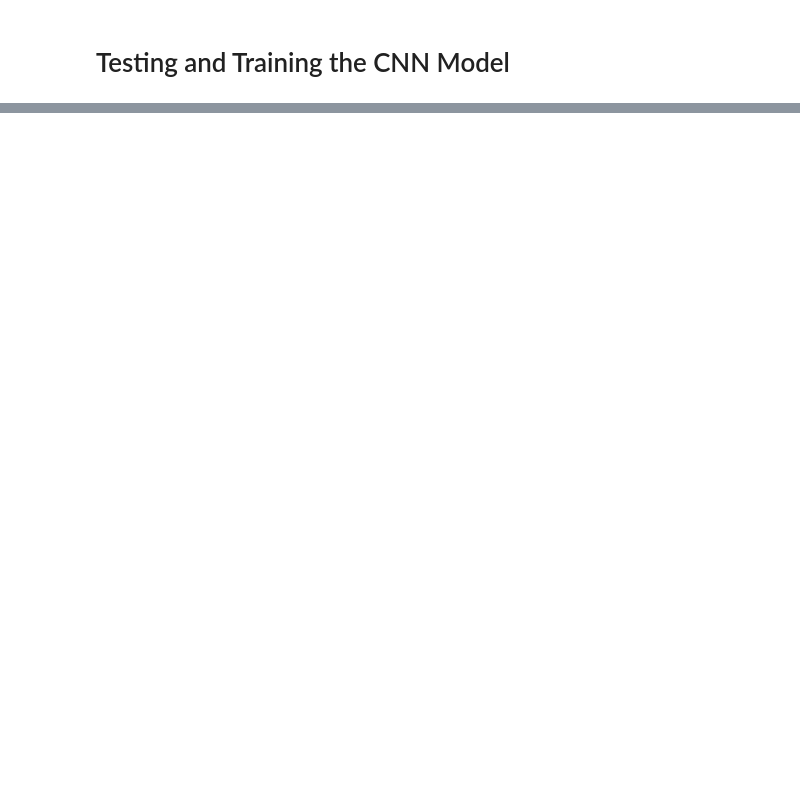
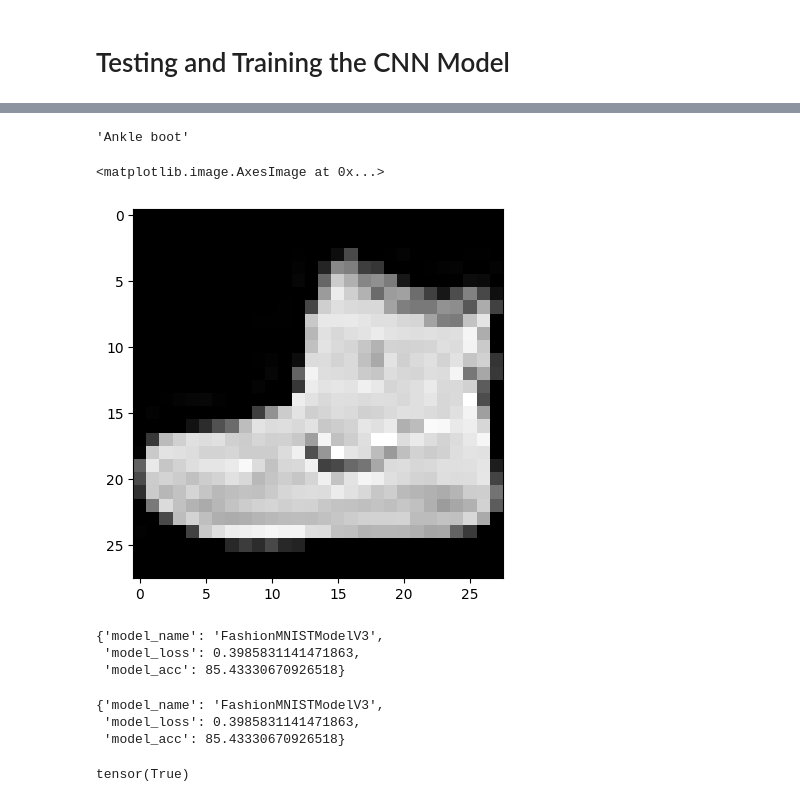
Before and after one commit to julianl11/projektarbeit_1, a Jupyter notebook: 03_computer_vision_torch.ipynb, the cells around one changed output, grey strips where cells are left out. Cells and saved outputs as stored; diff of their text form; code cells hidden in the pictures; blank space fills up the shorter version.

```diff
--- a/03_computer_vision_torch.ipynb
+++ b/03_computer_vision_torch.ipynb
@@ -758,0 +972,27 @@ eval_model(model_3, test_dataloader, loss_fn, accuracy_fn)
+# %%
+class_names[torch.argmax(loaded_cnn_model(image.unsqueeze(dim=0)))]
+# %% [output]
+'Ankle boot'
+# %%
+plt.imshow(image.squeeze(), cmap="grey")
+# %% [output]
+<matplotlib.image.AxesImage at 0x...>
+[figure, added]
+# %%
+loaded_model_results = eval_model(loaded_cnn_model, test_dataloader, loss_fn, accuracy_fn)
+loaded_model_results
+# %% [output]
+{'model_name': 'FashionMNISTModelV3',
+ 'model_loss': 0.3985831141471863,
+ 'model_acc': 85.43330670926518}
+# %%
+model_results = eval_model(model_3, test_dataloader, loss_fn, accuracy_fn)
+model_results
+# %% [output]
+{'model_name': 'FashionMNISTModelV3',
+ 'model_loss': 0.3985831141471863,
+ 'model_acc': 85.43330670926518}
+# %%
+torch.isclose(torch.tensor(model_results["model_acc"]), torch.tensor(loaded_model_results["model_acc"]))
+# %% [output]
+tensor(True)
```
Also changed, not shown: parts of 45 cells of this notebook.
